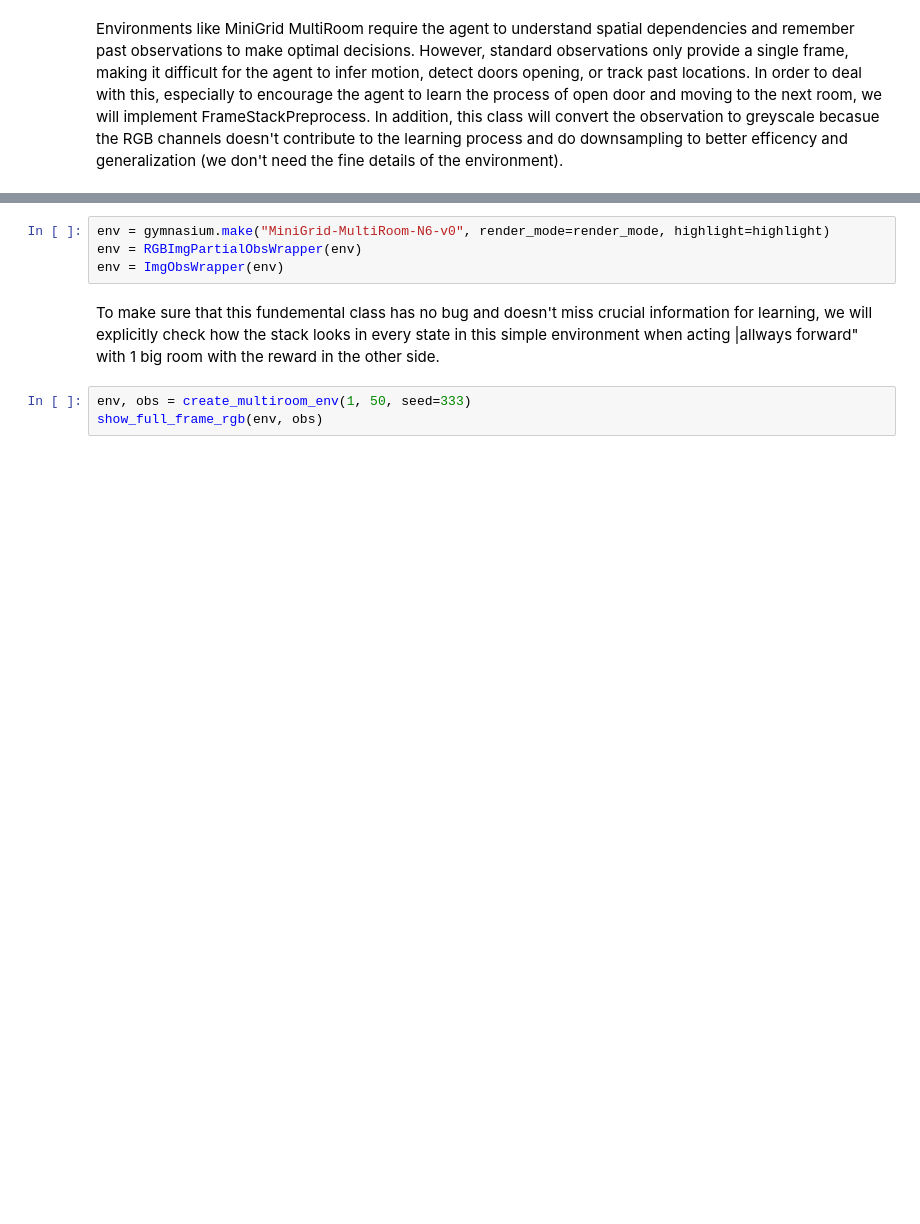
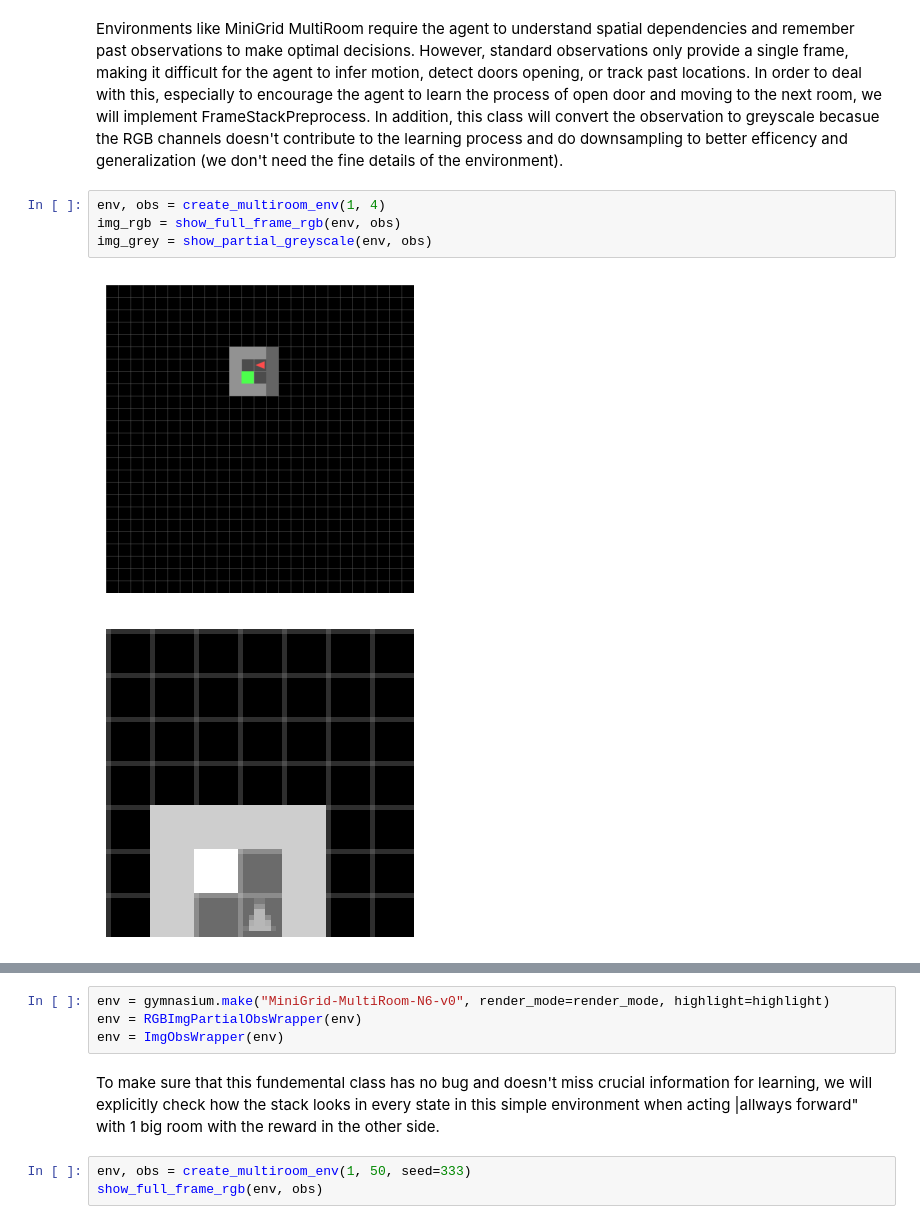
Before and after one commit to yGit741/RL-final, a Jupyter notebook: RL_final.ipynb, the cells around one changed output, grey strips where cells are left out. Drawn from its saved outputs; the diff is of its cells as text; blank space fills up the shorter version.

```diff
--- a/RL_final.ipynb
+++ b/RL_final.ipynb
@@ -295,5 +215,12 @@ Action taken: 2 (Move Forward)
 # %% [markdown]
 Environments like MiniGrid MultiRoom require the agent to understand spatial dependencies and remember past observations to make optimal decisions. However, standard observations only provide a single frame, making it difficult for the agent to infer motion, detect doors opening, or track past locations. In order to deal with this, especially to encourage the agent to learn the process of open door and moving to the next room, we will implement FrameStackPreprocess. In addition, this class will convert the observation to greyscale becasue the RGB channels doesn't contribute to the learning process and do downsampling to better efficency and generalization (we don't need the fine details of the environment).
+# %%
+env, obs = create_multiroom_env(1, 4)
+img_rgb = show_full_frame_rgb(env, obs)
+img_grey = show_partial_greyscale(env, obs)
+# %% [output]
+[figure, added]
+[figure, added]
 # %%
 
 class FrameStackPreprocess:
```
Also changed, not shown: parts of 42 cells of this notebook, 2 other files.
